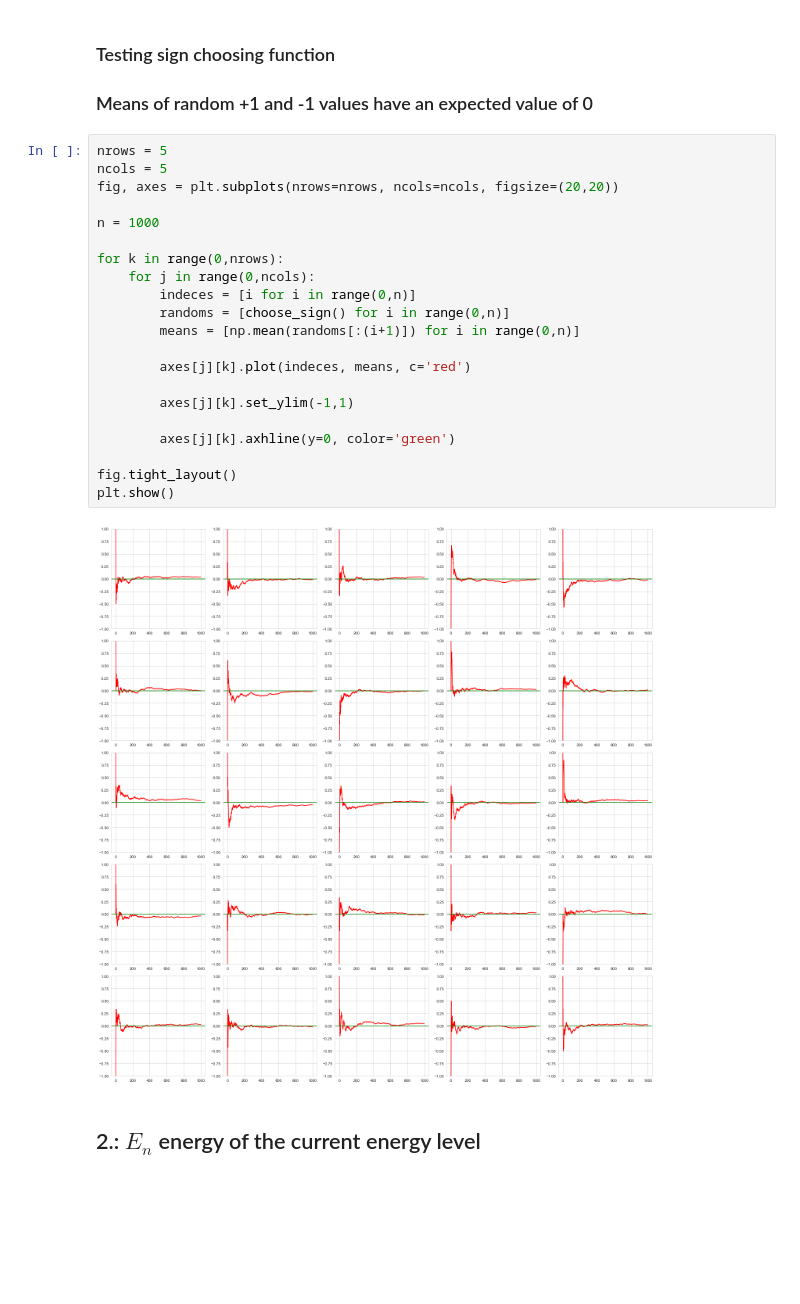
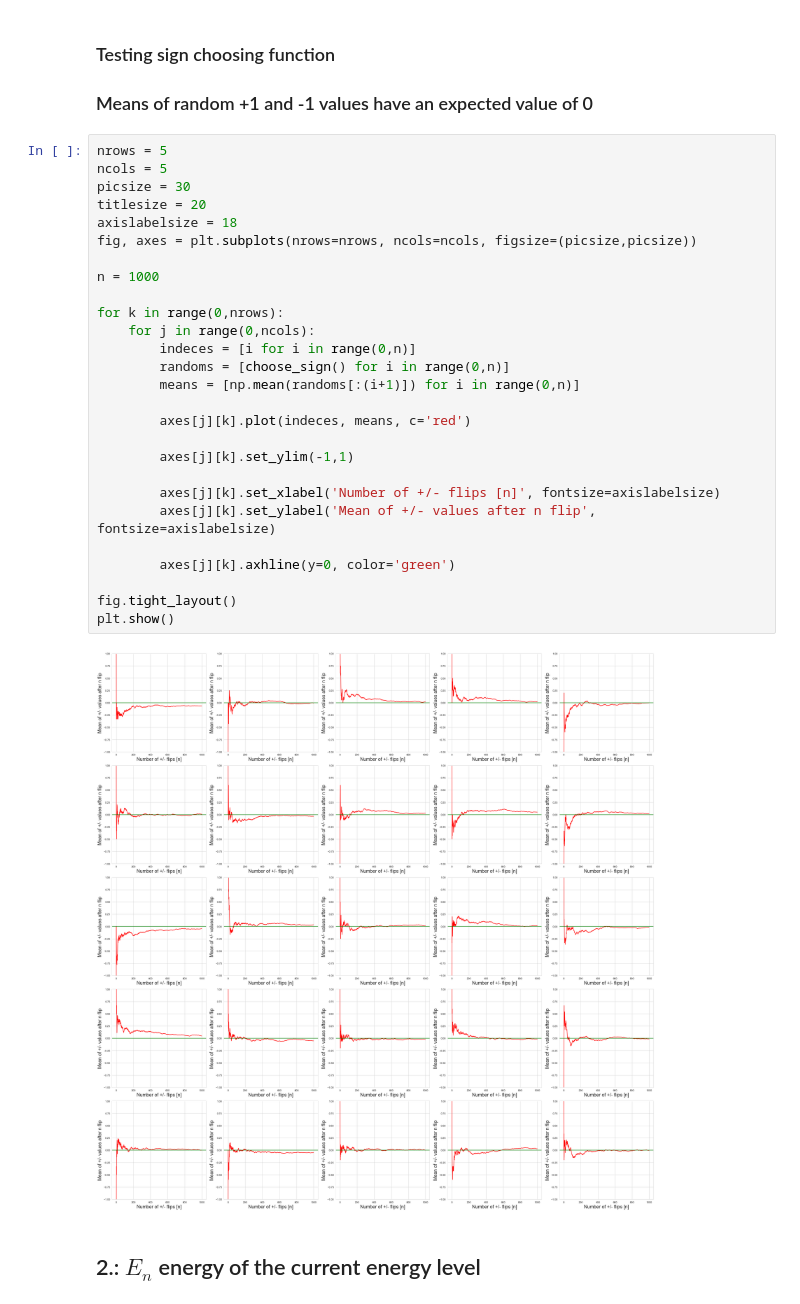
Before and after one commit to masterdesky/ELTE-stochastic-processes-2019, a Jupyter notebook: Lecture 4/Homework 4/Stochastic processes 4..ipynb, the cells around one changed output. Drawn from its saved outputs; the diff is of its cells as text; blank space fills up the shorter version.

```diff
--- a/Lecture 4/Homework 4/Stochastic processes 4..ipynb
+++ b/Lecture 4/Homework 4/Stochastic processes 4..ipynb
@@ -62,26 +62,32 @@ def choose_sign():
 # %%
 nrows = 5
 ncols = 5
-fig, axes = plt.subplots(nrows=nrows, ncols=ncols, figsize=(20,20))
+picsize = 30
+titlesize = 20
+axislabelsize = 18
+fig, axes = plt.subplots(nrows=nrows, ncols=ncols, figsize=(picsize,picsize))
 
 n = 1000
 
 for k in range(0,nrows):
     for j in range(0,ncols):
         indeces = [i for i in range(0,n)]
         randoms = [choose_sign() for i in range(0,n)]
         means = [np.mean(randoms[:(i+1)]) for i in range(0,n)]
 
         axes[j][k].plot(indeces, means, c='red')
 
         axes[j][k].set_ylim(-1,1)
 
+        axes[j][k].set_xlabel('Number of +/- flips [n]', fontsize=axislabelsize)
+        axes[j][k].set_ylabel('Mean of +/- values after n flip', fontsize=axislabelsize)
+
         axes[j][k].axhline(y=0, color='green')
 
 fig.tight_layout()
 plt.show()
 # %% [output]
-[figure, old version]
+[figure, new version]
 # %% [markdown]
 ## 2.: $E_{n}$ energy of the current energy level
 # %%
```
Also changed, not shown: parts of 3 cells of this notebook, 2 other files.
